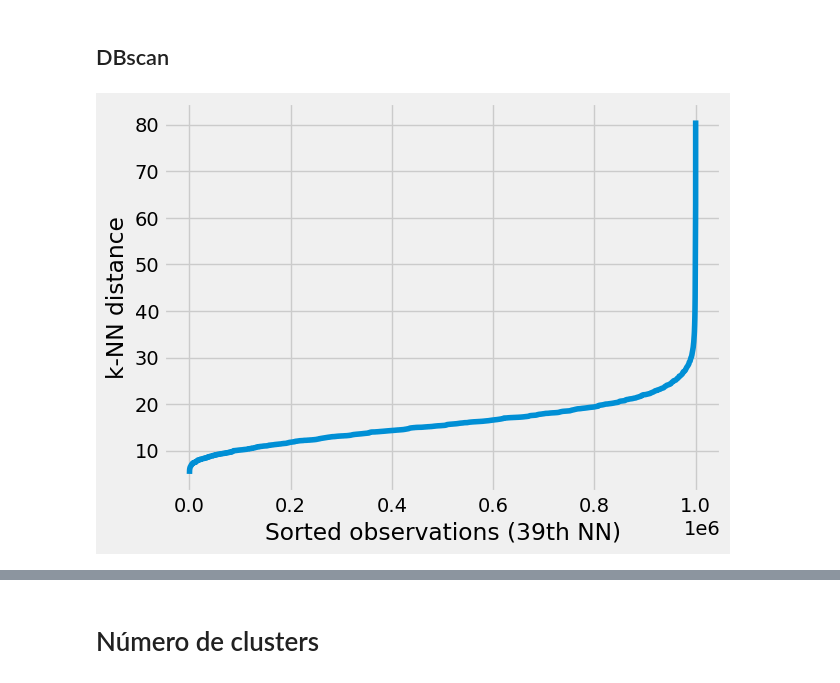
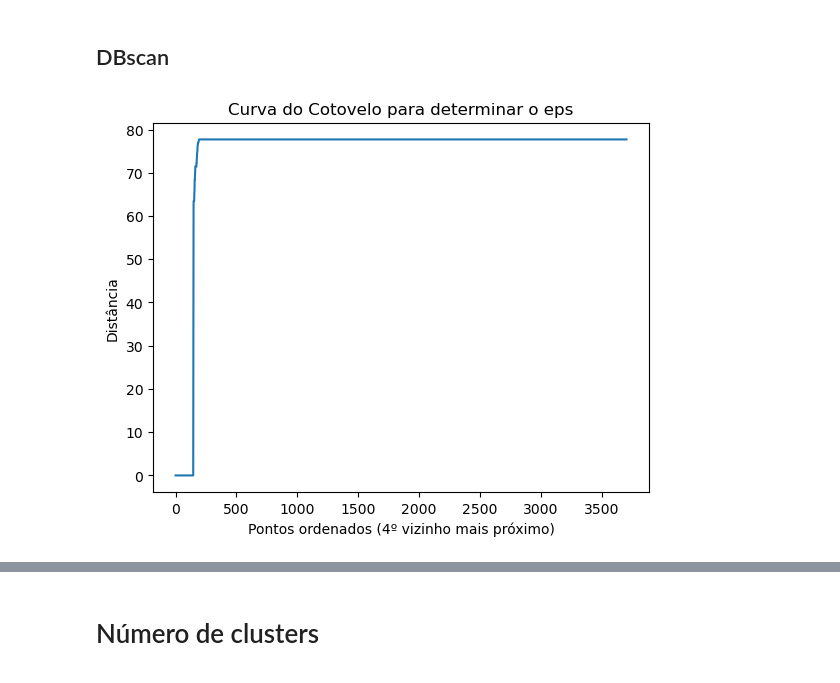
Before and after one commit to MrBarreto/DataMining, a Jupyter notebook: t4/t4.ipynb, the cells around one changed output, grey strips where cells are left out. Cells and saved outputs as stored; diff of their text form; code cells hidden in the pictures.

```diff
--- a/t4/t4.ipynb
+++ b/t4/t4.ipynb
@@ -153,0 +203,2 @@ Dados de avaliações normalizados:
+# %%
+ratings_matrix_normalized = np.apply_along_axis(normalize_row, 1, ratings_matrix)
@@ -231,0 +228,4 @@ Western         0.000000    0.000000    0.000000     0.000000     0.000000
+# %%
+dist_matrix = pdist(ratings_matrix_normalized, metric='euclidean')
+# %%
+dist_matrix_square = squareform(dist_matrix)
@@ -314,8 +334 @@ k_dist = sort_neigh_dist[:, 39]
-# %%
-plt.plot(k_dist)
-plt.ylabel("k-NN distance")
-plt.xlabel("Sorted observations (39th NN)")
-plt.show()
-# %% [output]
-[figure, removed]
 # %%
@@ -324 +337,16 @@ min_samples = 40
+# %%
+k = 5  # Ajuste conforme necessário
+nbrs = NearestNeighbors(n_neighbors=k, metric='precomputed').fit(dist_matrix_square)
+distances, indices = nbrs.kneighbors(dist_matrix_square)
+
+# Ordenar as distâncias dos k-ésimos vizinhos mais próximos
+k_distances = np.sort(distances[:, k-1], axis=0)
+# %%
+plt.plot(k_distances)
+plt.xlabel("Pontos ordenados (4º vizinho mais próximo)")
+plt.ylabel("Distância")
+plt.title("Curva do Cotovelo para determinar o eps")
+plt.show()
+# %% [output]
+[figure, added]
 # %%
```
Also changed, not shown: parts of 48 cells of this notebook.
